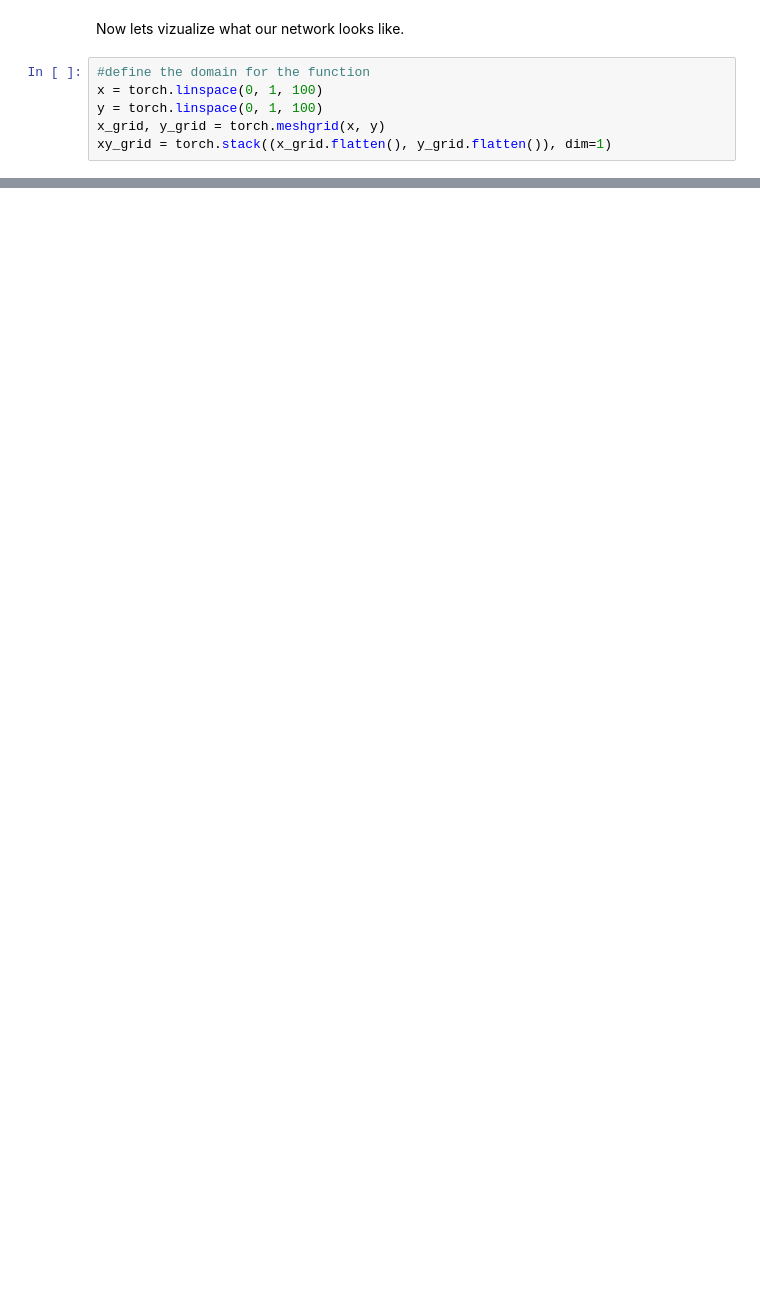
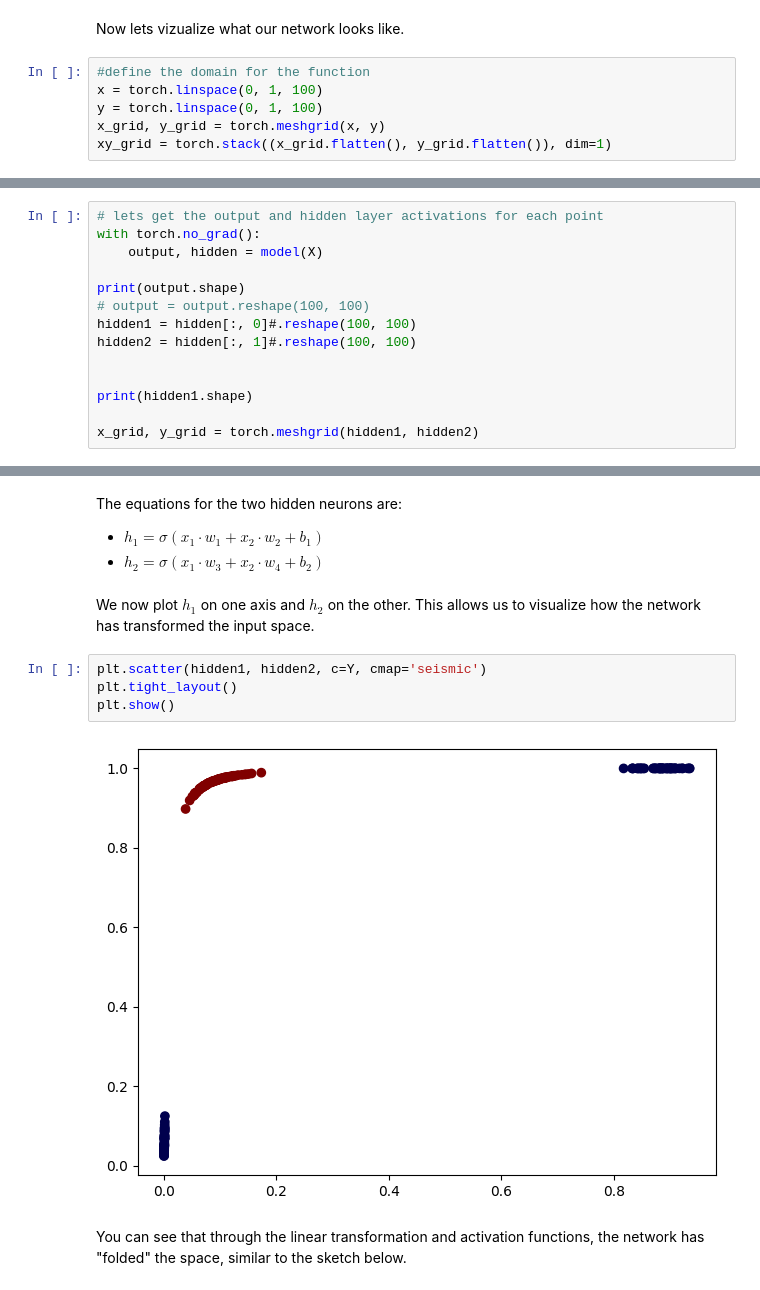
Before and after one commit to KubaJerz/learn-ml, a Jupyter notebook: tinkerLab/07lesson_eyes_everywhere.ipynb, the cells around one changed output, grey strips where cells are left out. Saved outputs shown, nothing was run; the diff lists cells and outputs as text; blank space fills up the shorter version.

```diff
--- a/tinkerLab/07lesson_eyes_everywhere.ipynb
+++ b/tinkerLab/07lesson_eyes_everywhere.ipynb
@@ -135,0 +143,14 @@ plt.show()
+# %%
+# lets get the output and hidden layer activations for each point
+with torch.no_grad():
+    output, hidden = model(X)
+
+print(output.shape)
+# output = output.reshape(100, 100)
+hidden1 = hidden[:, 0]#.reshape(100, 100)
+hidden2 = hidden[:, 1]#.reshape(100, 100)
+
+
+print(hidden1.shape)
+
+x_grid, y_grid = torch.meshgrid(hidden1, hidden2)
@@ -135,0 +167,16 @@ plt.show()
+# %% [markdown]
+
+The equations for the two hidden neurons are:
+
+- $h_1 = \sigma(x_1 \cdot w_1 + x_2 \cdot w_2 + b_1)$
+- $h_2 = \sigma(x_1 \cdot w_3 + x_2 \cdot w_4 + b_2)$
+# %% [markdown]
+We now plot $h_1$ on one axis and $h_2$ on the other. This allows us to visualize how the network has transformed the input space.
+# %%
+plt.scatter(hidden1, hidden2, c=Y, cmap='seismic')
+plt.tight_layout()
+plt.show()
+# %% [output]
+[figure, added]
+# %% [markdown]
+You can see that through the linear transformation and activation functions, the network has "folded" the space, similar to the sketch below.
```
Also changed, not shown: parts of 10 cells of this notebook.
